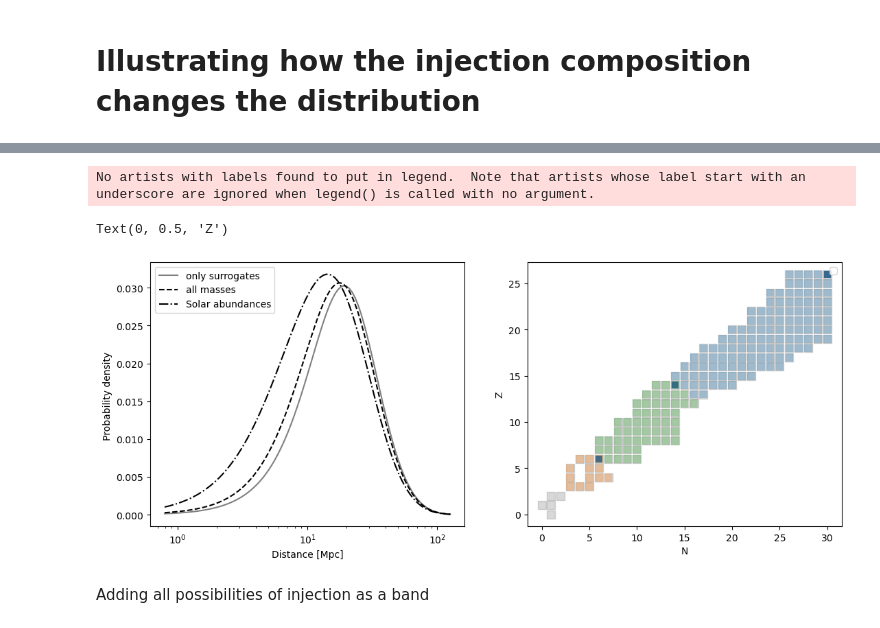
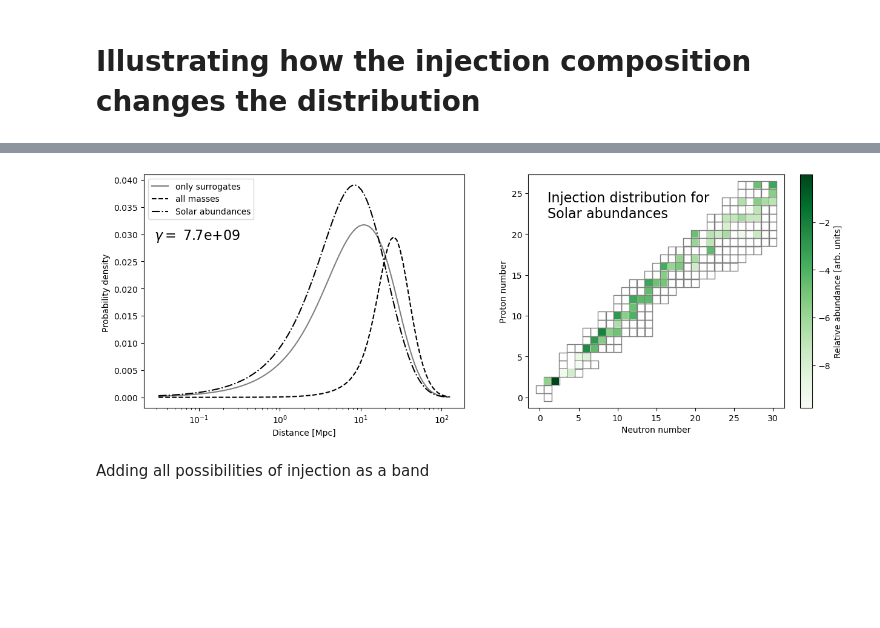
Before and after one commit to mohller/crisp, a Jupyter notebook: examples/Injection_composition.ipynb, the cells around one changed output, grey strips where cells are left out. Cells and saved outputs as stored; diff of their text form; code cells hidden in the pictures; blank space fills up the shorter version.

Commit message:
Improved injection composition example

```diff
--- a/examples/Injection_composition.ipynb
+++ b/examples/Injection_composition.ipynb
@@ -85,45 +114,39 @@ alpha3 /= sum(alpha3)
 
 boosts, total3 = ic1.pdf_boost_range(distances, alpha3, mass_range=mr, boost_range=br, true_range=tr)
 # %%
-f, axes = plt.subplots(1, 2, figsize=(13, 5))
+f, axes = plt.subplots(1, 2, figsize=(15, 5))
 
 plt.sca(axes[0])
 plt.semilogx(distances, total1[boostidx, :], label='only surrogates', c='grey')
 plt.semilogx(distances, total2[boostidx, :], label='all masses', ls='--', c='k')
 plt.semilogx(distances, total3[boostidx, :], label='Solar abundances', ls='-.', c='k')
 
 plt.legend()
 
-# plt.suptitle(f'Lorentz boost {br[boostidx]:2.1e}', fontsize=20)
 
+plt.text(.028, .029, f'$\gamma =$ {br[boostidx]:2.1e}', fontsize=16)
 plt.xlabel('Distance [Mpc]')
 plt.ylabel('Probability density ')
+
 plt.sca(axes[1])
 
-for z, a in ic1.species:
-    plt.scatter(a-z, z, s=70, marker='s', c='grey', alpha=.3)
+z = np.array([ic1.species[k][0] for k in mr])
+a = np.array([ic1.species[k][1] for k in mr])
 
-    if 28 < a <= 56:
-        plt.scatter(a-z, z, s=70, marker='s', fc='C0', alpha=.3, ec='none')
-    if 12 < a <= 28:
-        plt.scatter(a-z, z, s=70, marker='s', fc='C2', alpha=.3, ec='none')
-    if 4 < a <= 12:
-        plt.scatter(a-z, z, s=70, marker='s', fc='C1', alpha=.3, ec='none')
+varalpha = alpha3.copy()
+varalpha[varalpha == 0] = None
+varalpha = np.log10(varalpha)
 
-for z, a in [(6, 12), (14, 28), (26, 56)]:
-    plt.scatter(a-z, z, s=50, marker='s', fc='k', alpha=.5, ec='none')
+plt.scatter(a-z, z, s=90, marker='s', ec='grey', fc='none')
 
-for z, a in [(6, 12), (14, 28), (26, 56)]:
-    plt.scatter(a-z, z, s=50, marker='s', fc='C0', alpha=.5, ec='none')
+cmap = plt.get_cmap('Greens')
+plt.scatter(a-z, z, s=70, marker='s', c=varalpha, ec='none', cmap=cmap)
+plt.colorbar(label='Relative abundance [arb. units]')
+plt.text(1, 22, 'Injection distribution for\nSolar abundances', fontsize=16)
 
-# plt.scatter([], [], marker='s', c='C0', alpha=.3, label=f'in crpropa ({len(ic1.nuclei)} species)')
-
-plt.legend()
-plt.xlabel('N')
-plt.ylabel('Z')
+plt.xlabel('Neutron number');
+plt.ylabel('Proton number');
 # %% [output]
-No artists with labels found to put in legend.  Note that artists whose label start with an underscore are ignored when legend() is called with no argument.
-Text(0, 0.5, 'Z')
-[figure, old version]
+[figure, new version]
 # %% [markdown]
 Adding all possibilities of injection as a band
```
Also changed, not shown: parts of 14 cells of this notebook, 3 other files.
